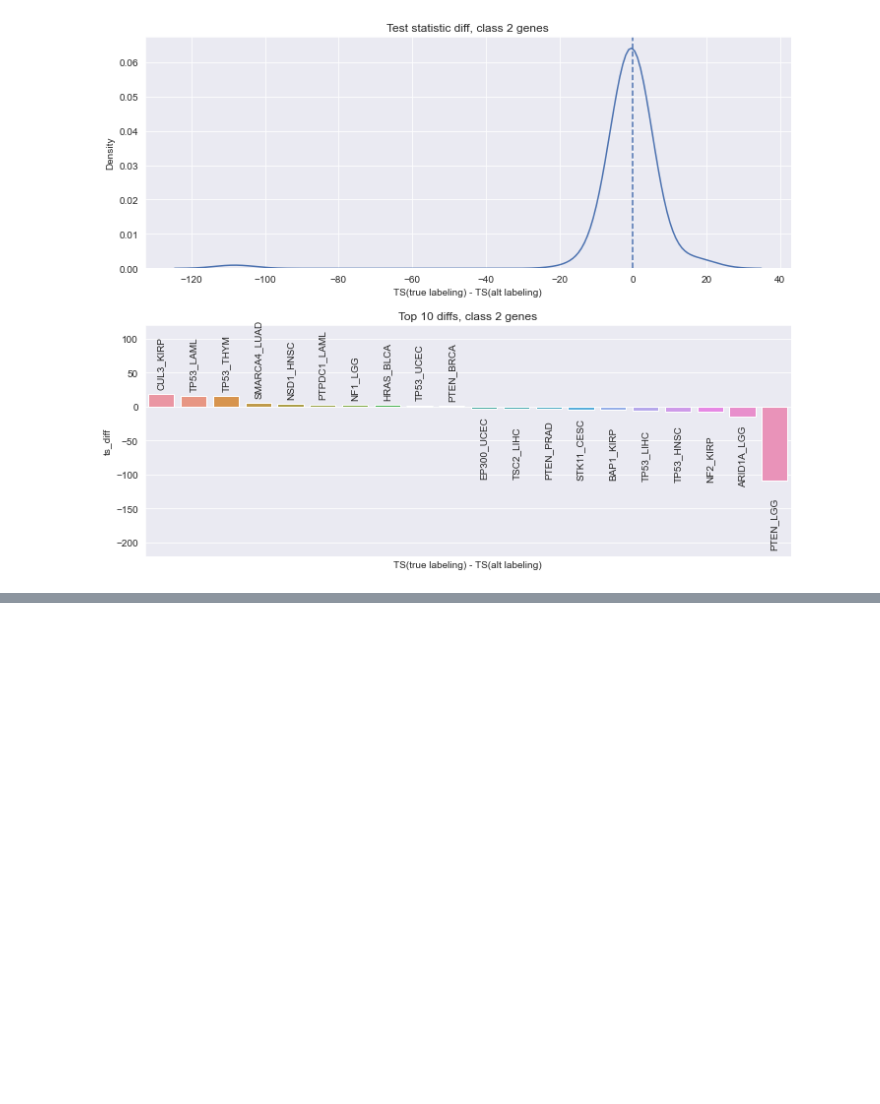
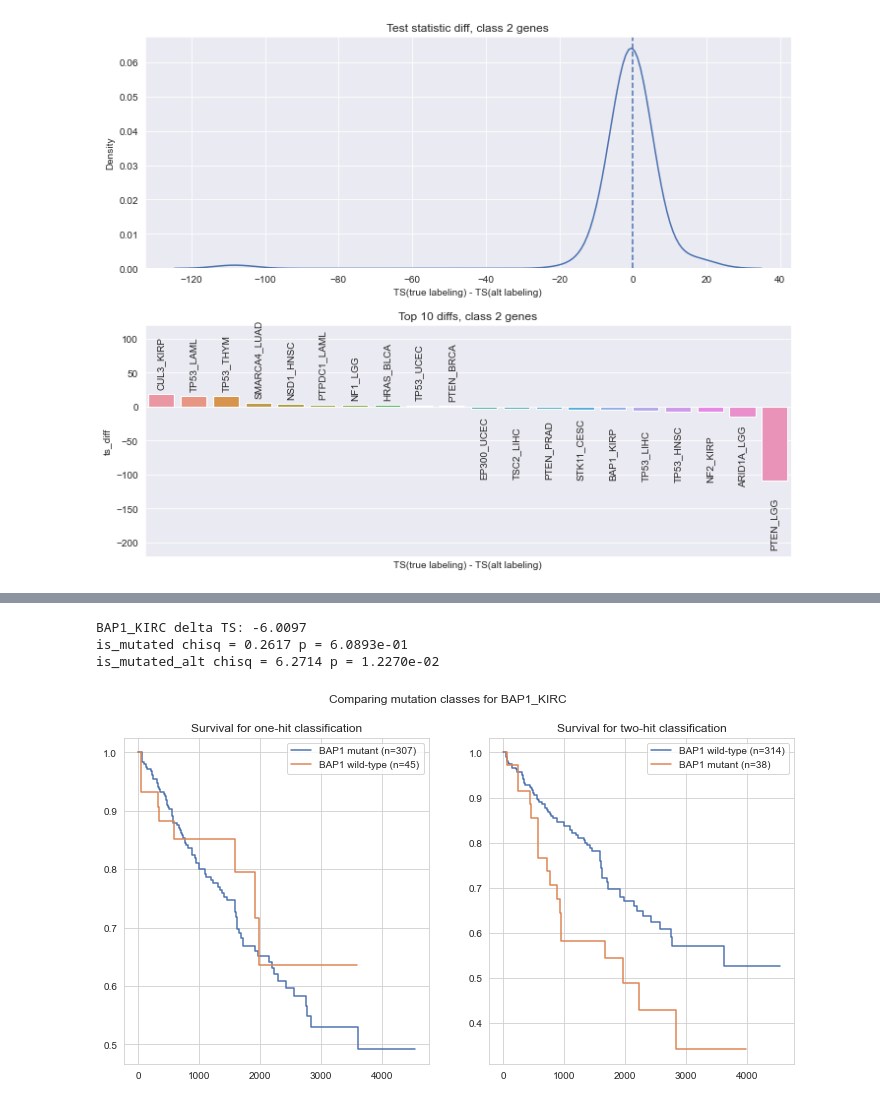
Before and after one commit to greenelab/mutation-fn, a Jupyter notebook: 6_survival_analysis/survival_hit_groups.ipynb, the cells around one changed output, grey strips where cells are left out. Cells and saved outputs as stored; diff of their text form; code cells hidden in the pictures; blank space fills up the shorter version.

Commit message:
run survival groups analysis for class 1 TSGs

```diff
--- a/6_survival_analysis/survival_hit_groups.ipynb
+++ b/6_survival_analysis/survival_hit_groups.ipynb
@@ -27,3 +27,6 @@ park_loss_sig_data = cfg.data_dir / 'park_loss_df_sig_only.tsv'
 park_gain_sig_data = cfg.data_dir / 'park_gain_df_sig_only.tsv'
 # %% [markdown]
 ### Load information for Park et al. genes
+# %%
+park_loss_df = pd.read_csv(park_loss_data, sep='\t', index_col=0)
+park_loss_df.head()
@@ -535,0 +719,20 @@ is_mutated_alt chisq = 9.1374 p = 2.5044e-03
+# %%
+sns.set({'figure.figsize': (12, 6)})
+sns.set_style('whitegrid')
+
+fig, axarr = plt.subplots(1, 2)
+
+identifier = 'BAP1_KIRC'
+cancer_classification = 'TSG'
+hits_classification = 'one'
+
+id_clinical_df = get_groups_for_gene_and_tissue(
+    identifier, cancer_classification, hits_classification)
+
+print(identifier, r'delta TS:', '{:.4f}'.format(class_1_surv_df.loc[class_1_surv_df.identifier == identifier, 'ts_diff'].to_numpy()[0]))
+plot_id(identifier, id_clinical_df)
+# %% [output]
+BAP1_KIRC delta TS: -6.0097
+is_mutated chisq = 0.2617 p = 6.0893e-01
+is_mutated_alt chisq = 6.2714 p = 1.2270e-02
+[figure, added]
```
Also changed, not shown: parts of 9 cells of this notebook, 1 other file.
